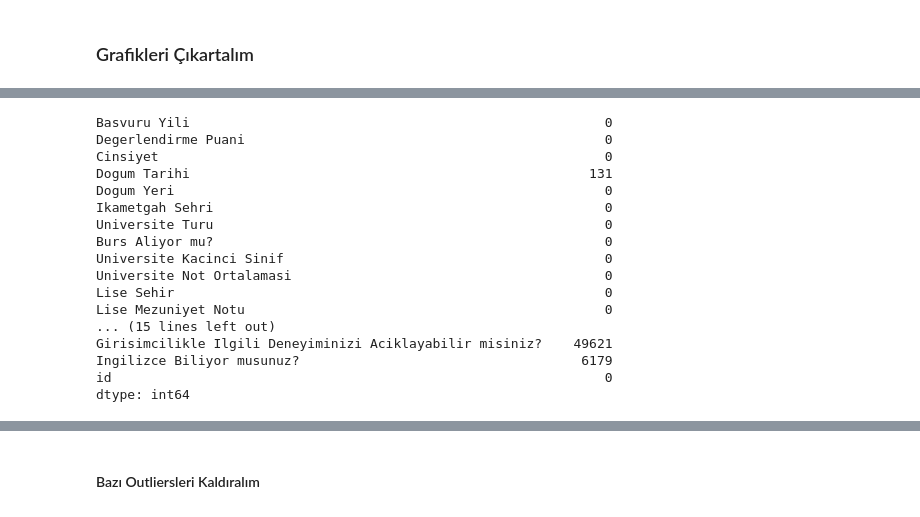
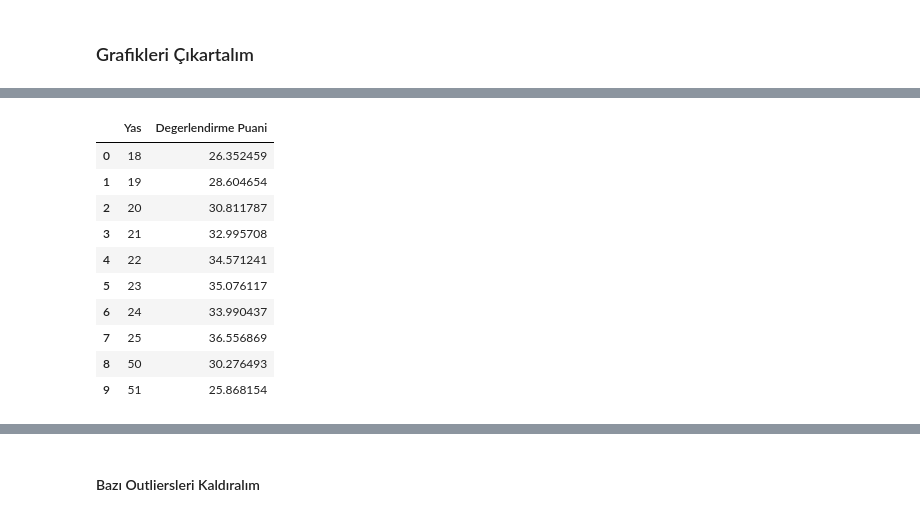
Before and after one commit to yasinkurtulus/Datathon24, a Jupyter notebook: Datathon_BTK.ipynb, the cells around one changed output, grey strips where cells are left out. Saved outputs shown, nothing was run; the diff lists cells and outputs as text; code cells hidden in the pictures.

```diff
--- a/Datathon_BTK.ipynb
+++ b/Datathon_BTK.ipynb
@@ -977,20 +1204,15 @@ for i in box_plot_columns:
-# %%
-train_df.isna().sum()
-# %% [output]
-Basvuru Yili                                                     0
-Degerlendirme Puani                                              0
-Cinsiyet                                                         0
-Dogum Tarihi                                                   131
-Dogum Yeri                                                       0
-Ikametgah Sehri                                                  0
-Universite Turu                                                  0
-Burs Aliyor mu?                                                  0
-Universite Kacinci Sinif                                         0
-Universite Not Ortalamasi                                        0
-Lise Sehir                                                       0
-Lise Mezuniyet Notu                                              0
-... (15 lines left out)
-Girisimcilikle Ilgili Deneyiminizi Aciklayabilir misiniz?    49621
-Ingilizce Biliyor musunuz?                                    6179
-id                                                               0
-dtype: int64
+# %%
+mean_values = train.groupby('Yas')['Degerlendirme Puani'].mean().reset_index()
+mean_values
+# %% [output]
+|  | Yas | Degerlendirme Puani |
+| 0 | 18 | 26.352459 |
+| 1 | 19 | 28.604654 |
+| 2 | 20 | 30.811787 |
+| 3 | 21 | 32.995708 |
+| 4 | 22 | 34.571241 |
+| 5 | 23 | 35.076117 |
+| 6 | 24 | 33.990437 |
+| 7 | 25 | 36.556869 |
+| 8 | 50 | 30.276493 |
+| 9 | 51 | 25.868154 |
```
Also changed, not shown: parts of 126 cells of this notebook, 1 other file.
